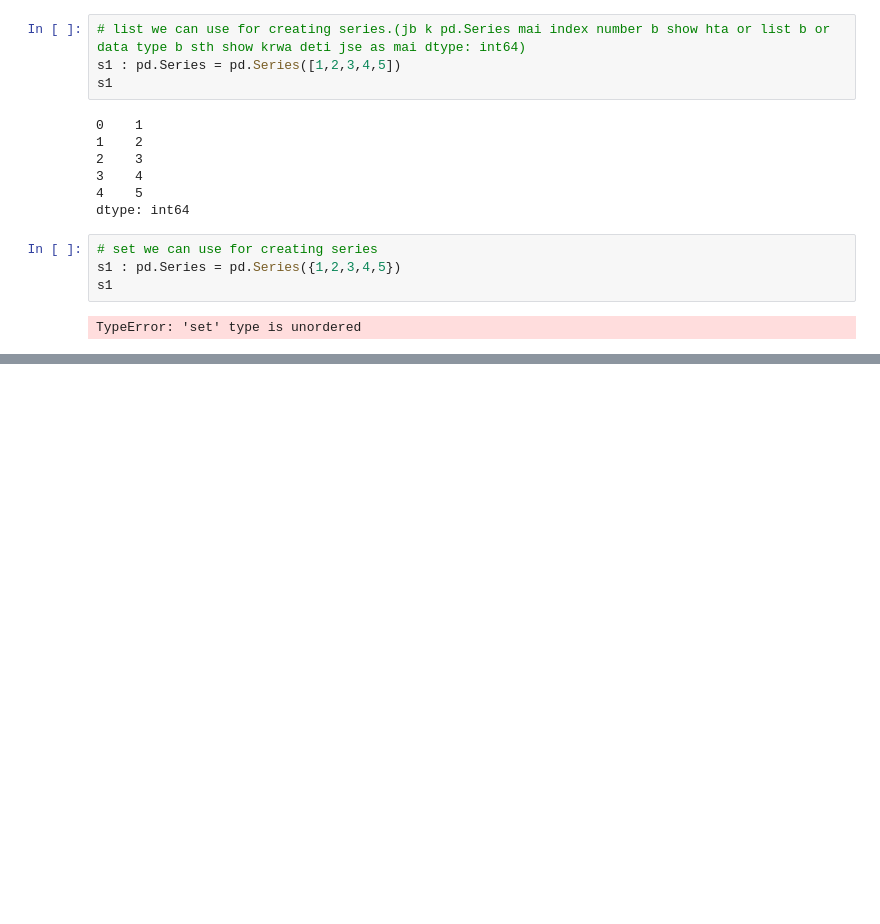
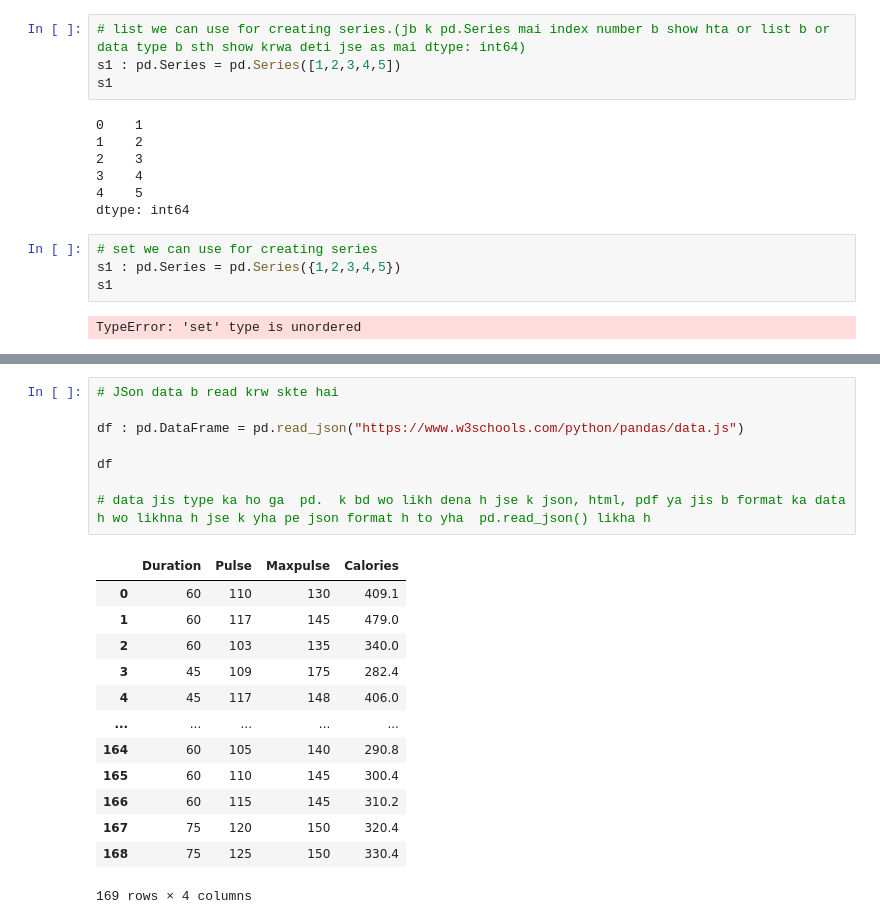
Before and after one commit to Adeelkhalid147/python-programming-course, a Jupyter notebook: class1(hello world)/class17(panda_pandera_series_dataframe).ipynb, the cells around one changed output, grey strips where cells are left out. Cells and saved outputs as stored; diff of their text form; blank space fills up the shorter version.

```diff
--- a/class1(hello world)/class17(panda_pandera_series_dataframe).ipynb
+++ b/class1(hello world)/class17(panda_pandera_series_dataframe).ipynb
@@ -57,0 +349,22 @@ dtype: int64
+# %%
+# JSon data b read krw skte hai
+
+df : pd.DataFrame = pd.read_json("https://www.w3schools.com/python/pandas/data.js")
+
+df
+
+# data jis type ka ho ga  pd.  k bd wo likh dena h jse k json, html, pdf ya jis b format ka data h wo likhna h jse k yha pe json format h to yha  pd.read_json() likha h
+# %% [output]
+|  | Duration | Pulse | Maxpulse | Calories |
+| 0 | 60 | 110 | 130 | 409.1 |
+| 1 | 60 | 117 | 145 | 479.0 |
+| 2 | 60 | 103 | 135 | 340.0 |
+| 3 | 45 | 109 | 175 | 282.4 |
+| 4 | 45 | 117 | 148 | 406.0 |
+| ... | ... | ... | ... | ... |
+| 164 | 60 | 105 | 140 | 290.8 |
+| 165 | 60 | 110 | 145 | 300.4 |
+| 166 | 60 | 115 | 145 | 310.2 |
+| 167 | 75 | 120 | 150 | 320.4 |
+| 168 | 75 | 125 | 150 | 330.4 |
+169 rows × 4 columns
```
Also changed, not shown: parts of 31 cells of this notebook.
